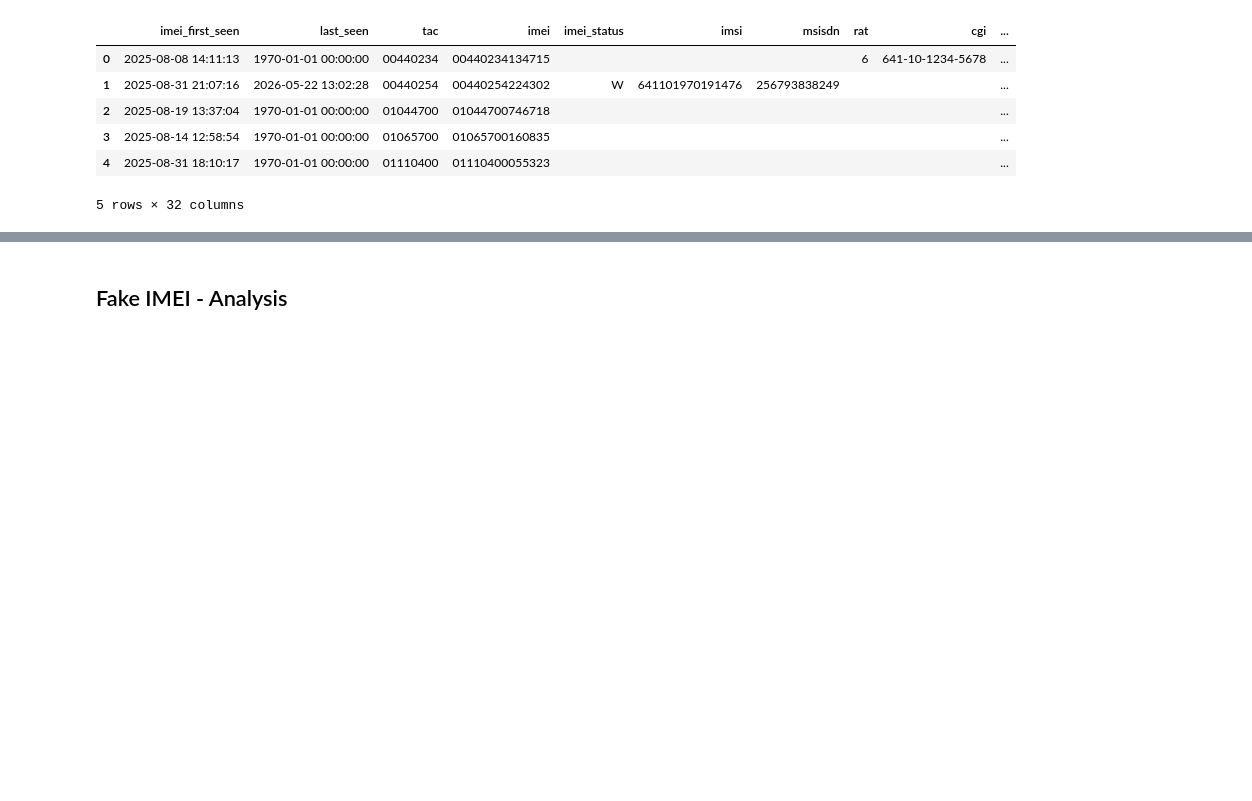
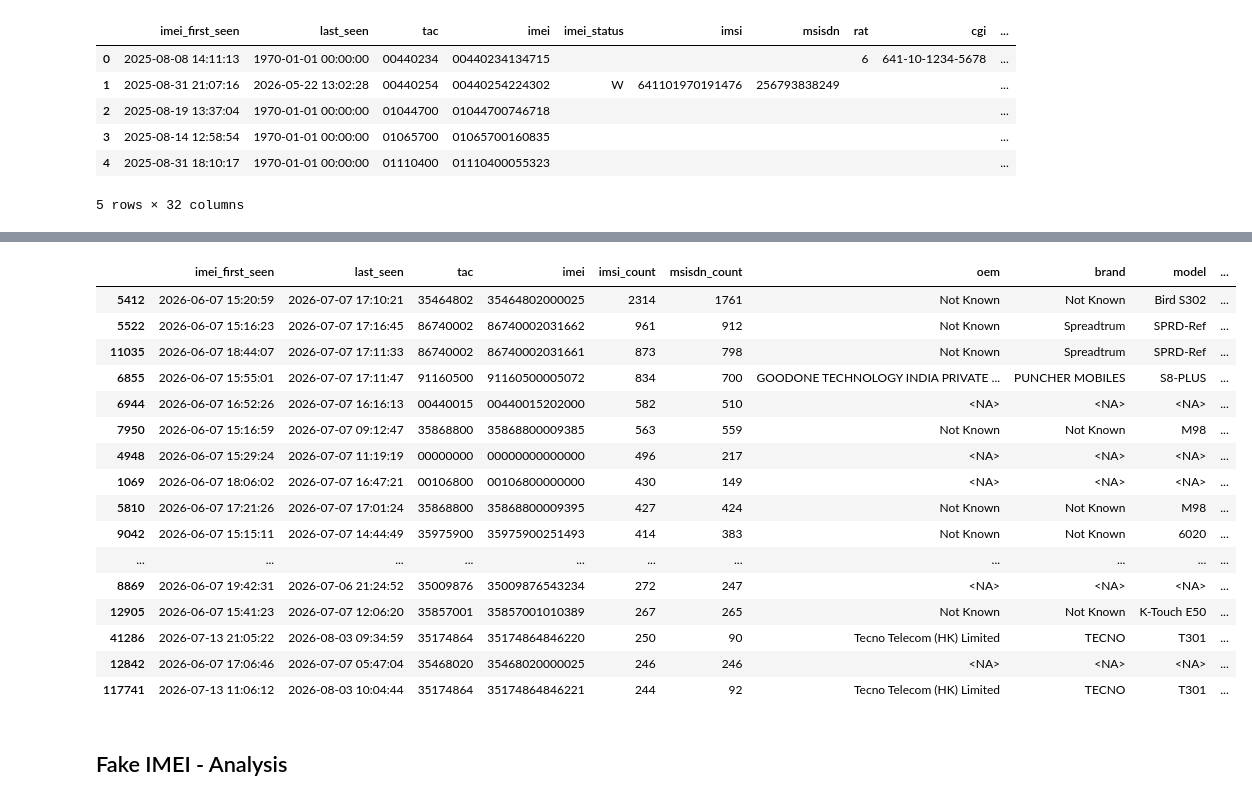
Before and after one commit to wmuheki/ceir_analytics, a Jupyter notebook: 2. eda_fake_clone_genuine.ipynb, the cells around one changed output, grey strips where cells are left out. Saved outputs shown, nothing was run; the diff lists cells and outputs as text; code cells hidden in the pictures; blank space fills up the shorter version.

```diff
--- a/2. eda_fake_clone_genuine.ipynb
+++ b/2. eda_fake_clone_genuine.ipynb
@@ -66,3 +77,23 @@ clone_df.head(5)
+# %%
+cloned_df.sort_values('imsi_count', ascending=False).head(20)
+# %% [output]
+|  | imei_first_seen | last_seen | tac | imei | imsi_count | msisdn_count | oem | brand | model | ... |
+| 5412 | 2026-06-07 15:20:59 | 2026-07-07 17:10:21 | 35464802 | 35464802000025 | 2314 | 1761 | Not Known | Not Known | Bird S302 | ... |
+| 5522 | 2026-06-07 15:16:23 | 2026-07-07 17:16:45 | 86740002 | 86740002031662 | 961 | 912 | Not Known | Spreadtrum | SPRD-Ref | ... |
+| 11035 | 2026-06-07 18:44:07 | 2026-07-07 17:11:33 | 86740002 | 86740002031661 | 873 | 798 | Not Known | Spreadtrum | SPRD-Ref | ... |
+| 6855 | 2026-06-07 15:55:01 | 2026-07-07 17:11:47 | 91160500 | 91160500005072 | 834 | 700 | GOODONE TECHNOLOGY INDIA PRIVATE ... | PUNCHER MOBILES | S8-PLUS | ... |
+| 6944 | 2026-06-07 16:52:26 | 2026-07-07 16:16:13 | 00440015 | 00440015202000 | 582 | 510 | <NA> | <NA> | <NA> | ... |
+| 7950 | 2026-06-07 15:16:59 | 2026-07-07 09:12:47 | 35868800 | 35868800009385 | 563 | 559 | Not Known | Not Known | M98 | ... |
+| 4948 | 2026-06-07 15:29:24 | 2026-07-07 11:19:19 | 00000000 | 00000000000000 | 496 | 217 | <NA> | <NA> | <NA> | ... |
+| 1069 | 2026-06-07 18:06:02 | 2026-07-07 16:47:21 | 00106800 | 00106800000000 | 430 | 149 | <NA> | <NA> | <NA> | ... |
+| 5810 | 2026-06-07 17:21:26 | 2026-07-07 17:01:24 | 35868800 | 35868800009395 | 427 | 424 | Not Known | Not Known | M98 | ... |
+| 9042 | 2026-06-07 15:15:11 | 2026-07-07 14:44:49 | 35975900 | 35975900251493 | 414 | 383 | Not Known | Not Known | 6020 | ... |
+| ... | ... | ... | ... | ... | ... | ... | ... | ... | ... | ... |
+| 8869 | 2026-06-07 19:42:31 | 2026-07-06 21:24:52 | 35009876 | 35009876543234 | 272 | 247 | <NA> | <NA> | <NA> | ... |
+| 12905 | 2026-06-07 15:41:23 | 2026-07-07 12:06:20 | 35857001 | 35857001010389 | 267 | 265 | Not Known | Not Known | K-Touch E50 | ... |
+| 41286 | 2026-07-13 21:05:22 | 2026-08-03 09:34:59 | 35174864 | 35174864846220 | 250 | 90 | Tecno Telecom (HK) Limited | TECNO | T301 | ... |
+| 12842 | 2026-06-07 17:06:46 | 2026-07-07 05:47:04 | 35468020 | 35468020000025 | 246 | 246 | <NA> | <NA> | <NA> | ... |
+| 117741 | 2026-07-13 11:06:12 | 2026-08-03 10:04:44 | 35174864 | 35174864846221 | 244 | 92 | Tecno Telecom (HK) Limited | TECNO | T301 | ... |
 # %% [markdown]
 ## Fake IMEI - Analysis
 # %%
```
Also changed, not shown: parts of 8 cells of this notebook, 4 other files.
